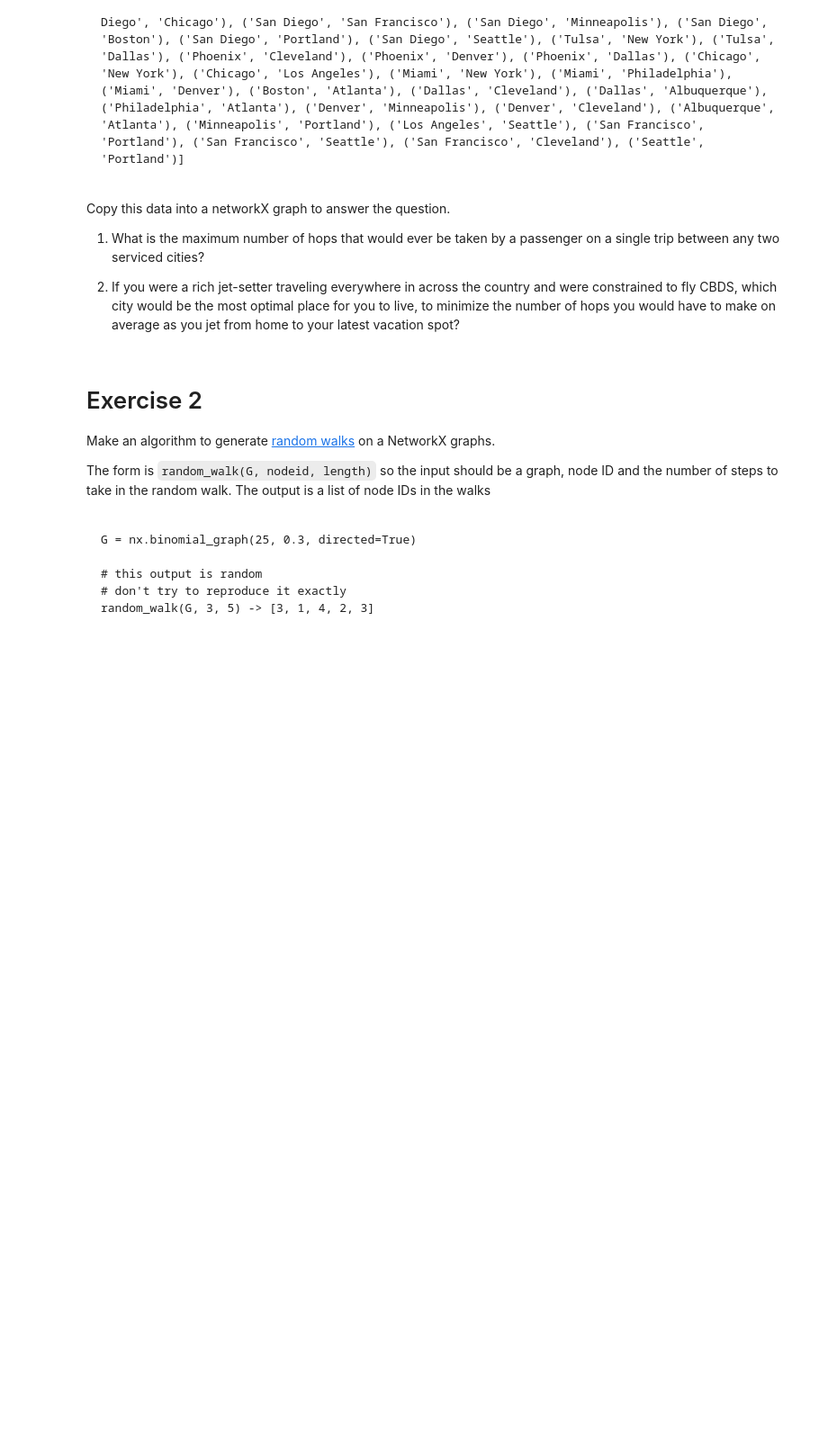
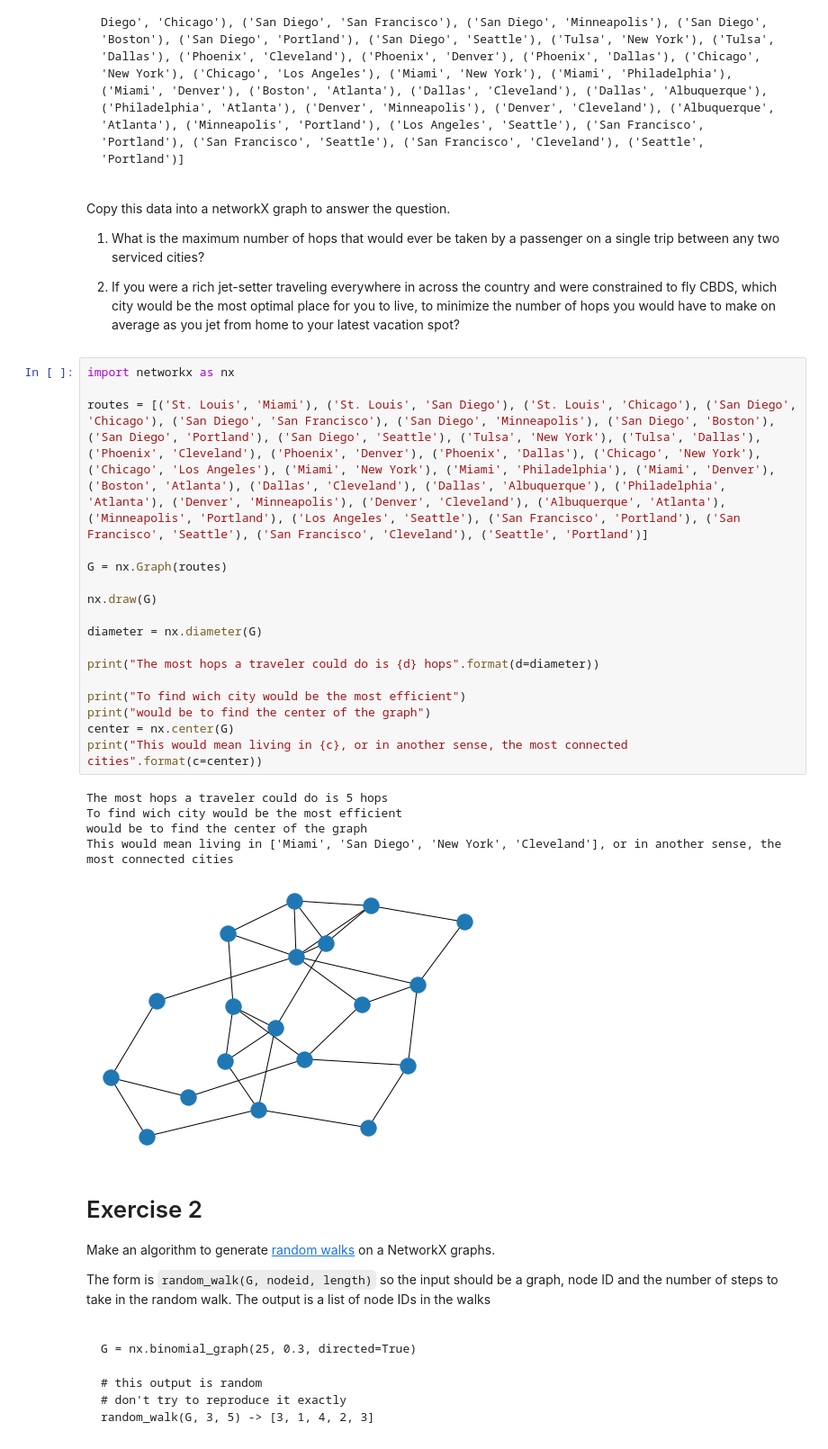
Before and after one commit to cb-ds-1/m1-11-networks, a Jupyter notebook: Workshop Graphs.ipynb, the cells around one changed output. Shown at 90% size. Drawn from its saved outputs; the diff is of its cells as text; blank space fills up the shorter version.

```diff
--- a/Workshop Graphs.ipynb
+++ b/Workshop Graphs.ipynb
@@ -36,6 +168,29 @@ Copy this data into a networkX graph to answer the question.
 1. What is the maximum number of hops that would ever be taken by a passenger on a single trip between any two serviced cities?
 
 2. If you were a rich jet-setter traveling everywhere in across the country and were constrained to fly CBDS, which city would be the most optimal place for you to live, to minimize the number of hops you would have to make on average as you jet from home to your latest vacation spot?
+# %%
+import networkx as nx
+
+routes = [('St. Louis', 'Miami'), ('St. Louis', 'San Diego'), ('St. Louis', 'Chicago'), ('San Diego', 'Chicago'), ('San Diego', 'San Francisco'), ('San Diego', 'Minneapolis'), ('San Diego', 'Boston'), ('San Diego', 'Portland'), ('San Diego', 'Seattle'), ('Tulsa', 'New York'), ('Tulsa', 'Dallas'), ('Phoenix', 'Cleveland'), ('Phoenix', 'Denver'), ('Phoenix', 'Dallas'), ('Chicago', 'New York'), ('Chicago', 'Los Angeles'), ('Miami', 'New York'), ('Miami', 'Philadelphia'), ('Miami', 'Denver'), ('Boston', 'Atlanta'), ('Dallas', 'Cleveland'), ('Dallas', 'Albuquerque'), ('Philadelphia', 'Atlanta'), ('Denver', 'Minneapolis'), ('Denver', 'Cleveland'), ('Albuquerque', 'Atlanta'), ('Minneapolis', 'Portland'), ('Los Angeles', 'Seattle'), ('San Francisco', 'Portland'), ('San Francisco', 'Seattle'), ('San Francisco', 'Cleveland'), ('Seattle', 'Portland')]
+
+G = nx.Graph(routes)
+
+nx.draw(G)
+
+diameter = nx.diameter(G)
+
+print("The most hops a traveler could do is {d} hops".format(d=diameter))
+
+print("To find wich city would be the most efficient")
+print("would be to find the center of the graph")
+center = nx.center(G)
+print("This would mean living in {c}, or in another sense, the most connected cities".format(c=center))
+# %% [output]
+The most hops a traveler could do is 5 hops
+To find wich city would be the most efficient
+would be to find the center of the graph
+This would mean living in ['Miami', 'San Diego', 'New York', 'Cleveland'], or in another sense, the most connected cities
+[figure, added]
 # %% [markdown]
 # Exercise 2
 
```
Also changed, not shown: parts of 4 cells of this notebook, 1 other file.
